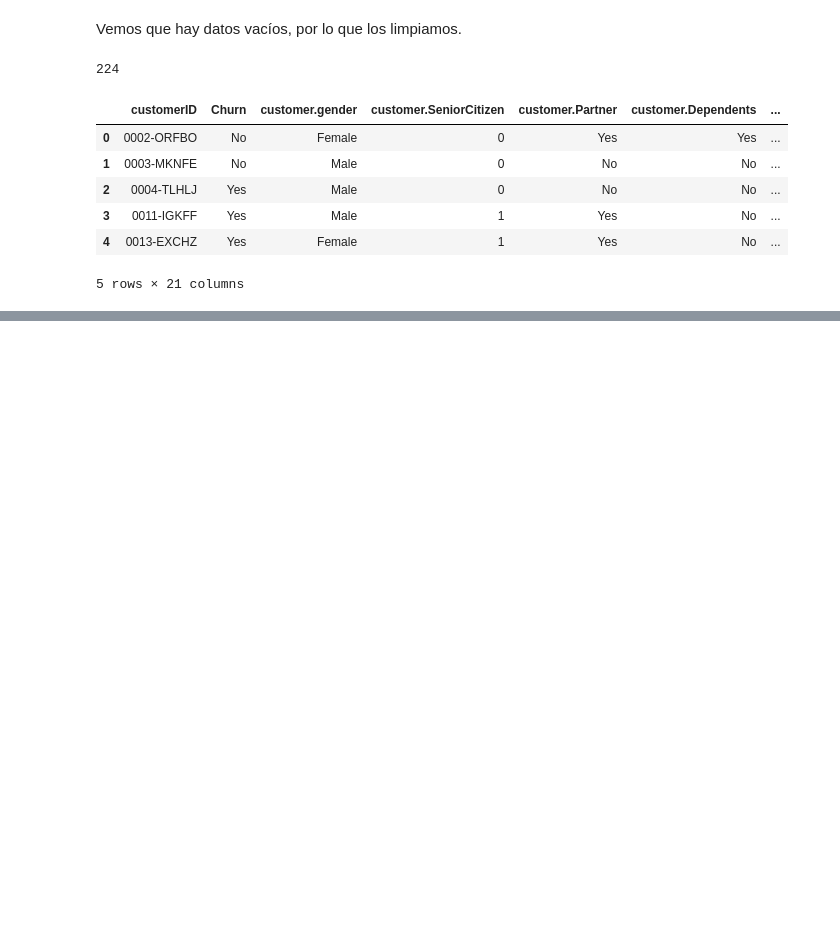
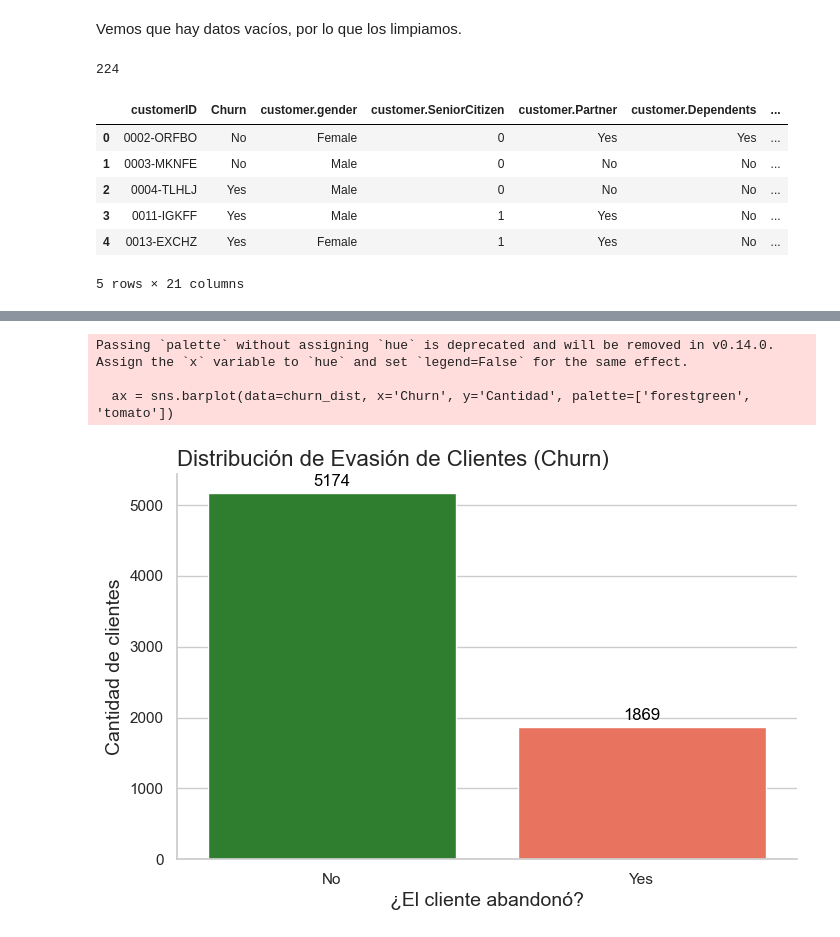
Before and after one commit to Felipe-Ahumada/Challenge_Telecom_X, a Jupyter notebook: challenge_telecom_x.ipynb, the cells around one changed output, grey strips where cells are left out. Saved outputs shown, nothing was run; the diff lists cells and outputs as text; code cells hidden in the pictures; blank space fills up the shorter version.

Commit message:
Se realizaron las gráficas de visualización

```diff
--- a/challenge_telecom_x.ipynb
+++ b/challenge_telecom_x.ipynb
@@ -99,0 +100,24 @@ datos.describe()
+# %%
+churn_dist = datos['Churn'].value_counts().reset_index()
+churn_dist.columns = ['Churn', 'Cantidad']
+# %%
+sns.set_theme(style='whitegrid')
+fig, ax = plt.subplots(figsize=(8, 5))
+
+ax = sns.barplot(data=churn_dist, x='Churn', y='Cantidad', palette=['forestgreen', 'tomato'])
+
+ax.set_title('Distribución de Evasión de Clientes (Churn)', loc='left', fontsize=16)
+ax.set_xlabel('¿El cliente abandonó?', fontsize=14)
+ax.set_ylabel('Cantidad de clientes', fontsize=14)
+
+sns.despine()
+
+for i, j in enumerate(churn_dist['Cantidad']):
+    ax.text(i, j + 50, str(j), color='black', fontsize=12, ha='center', va='bottom')
+
+plt.show()
+# %% [output]
+Passing `palette` without assigning `hue` is deprecated and will be removed in v0.14.0. Assign the `x` variable to `hue` and set `legend=False` for the same effect.
+
+  ax = sns.barplot(data=churn_dist, x='Churn', y='Cantidad', palette=['forestgreen', 'tomato'])
+[figure, added]
```
Also changed, not shown: parts of 5 cells of this notebook.
